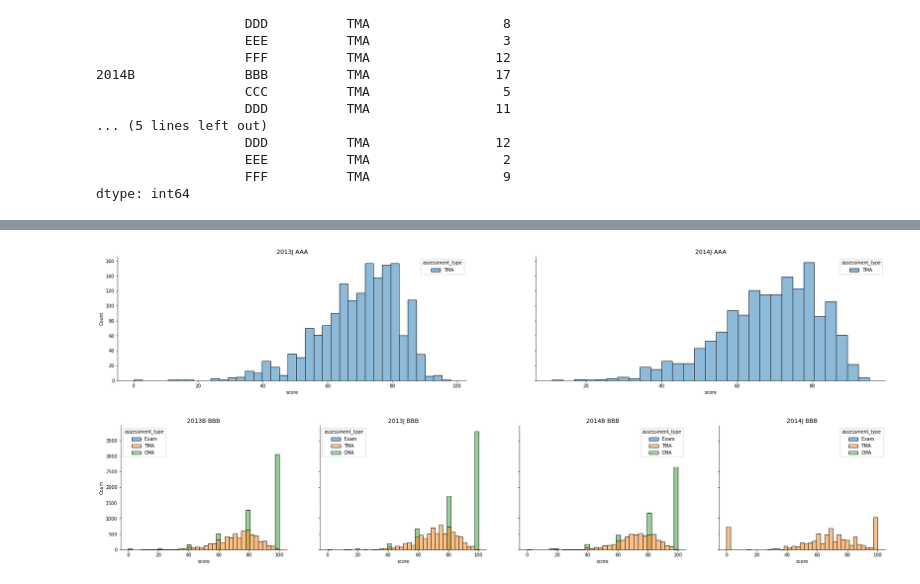
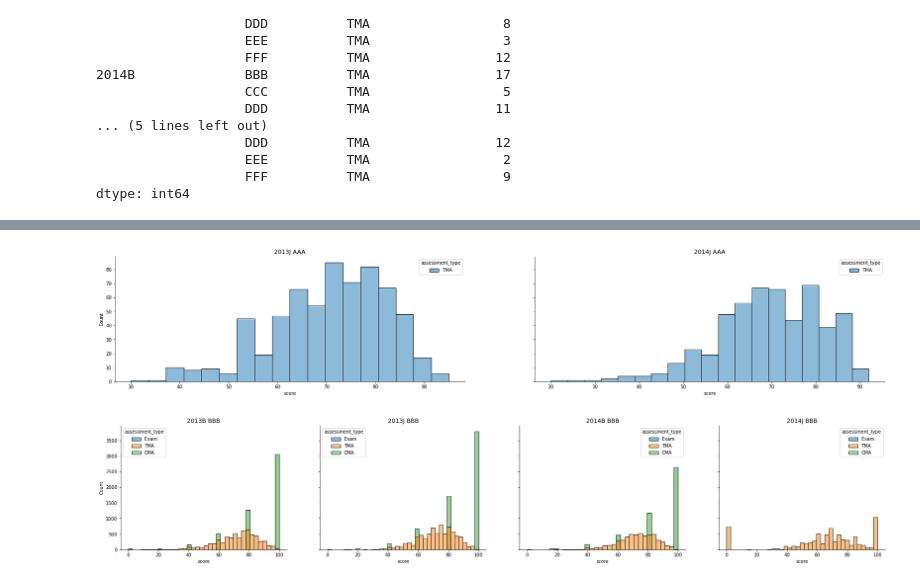
Before and after one commit to RiMGiR/EDA_Project, a Jupyter notebook: First_project.ipynb, the cells around one changed output, grey strips where cells are left out. Cells and saved outputs as stored; diff of their text form; code cells hidden in the pictures.

```diff
--- a/First_project.ipynb
+++ b/First_project.ipynb
@@ -1199,9 +1199,6 @@ print(f'Процент Null в "date_registration" : {np.round(studentRegistrati
 studentRegistrationt[studentRegistrationt.date_registration.isna()&studentRegistrationt.date_unregistration.isna()].id_student.count()
 # %% [output]
 6
-# %%
-#удаление 6 записей где нет 'date_registration', 'date_unregistration'
-studentRegistrationt.dropna(subset = ['date_registration', 'date_unregistration'], how = 'all', inplace = True)
 # %%
 # замена отсутсвующих значений о регистрации и отписки на -9999
 studentRegistrationt.date_unregistration.fillna(-9999, inplace = True)
@@ -1739,2 +1758,0 @@ dtype: int64
-# %%
-df_edu['deadline'] = df_edu.date - abs(df_edu.date_submitted)
@@ -1741 +1767,14 @@ df_edu['deadline'] = df_edu.date - abs(df_edu.date_submitted)
+# %%
+# функция для расчета разницы между требуемым сроком отправки теста и реальным
+
+def deadline_sub(k, y):
+    if k >= 0: # условие для тестов, которые были отправлены посчле начала семестра
+        i = y - k
+    else:     # условие для тестов, котрые были отправлены до начала семестра. У них разница будет равна периоду от начала семестра до требуемой сдачи теста (условно считаем, что тест сдан в 0 день семестра)
+        i = y
+    return i
+# %%
+# рассчитываем разницу между окончательной датой сдачи теста и реальной
+
+df_edu['deadline'] = df_edu.apply(lambda x: deadline_sub(x['date_submitted'], x['date']), axis = 1)
 # %%
@@ -1883,15 +1957,15 @@ df_edu.query('date_unregistration == -9999&date_submitted<-1&is_banked==0&weight
 # %%
 fig, axes = plt.subplots(nrows = 1, ncols=2, figsize = (30,5), sharey=True)
 
 semes = ['2013J', '2014J']
 
 for i, j in zip(semes, axes.flatten()):
         presentation = i
-        sns.histplot(data = df_edu.query('score>=0&code_presentation == @presentation&code_module =="AAA"'), x = 'score', ax = j,  hue = 'assessment_type', stat ='count')
+        sns.histplot(data = df_edu.query('score>=0&code_presentation == @presentation&code_module =="AAA"&deadline>0&date_unregistration == -9999'), x = 'score', ax = j,  hue = 'assessment_type', stat ='count')
         j.set_title(presentation+' ' + 'AAA', fontsize = 13)
 plt.show()
 # %% [output]
-[figure, old version]
+[figure, new version]
 # %%
 fig, axes = plt.subplots(nrows = 1, ncols=4, figsize = (30,5), sharey=True)
 
```
Also changed, not shown: parts of 171 cells of this notebook.
